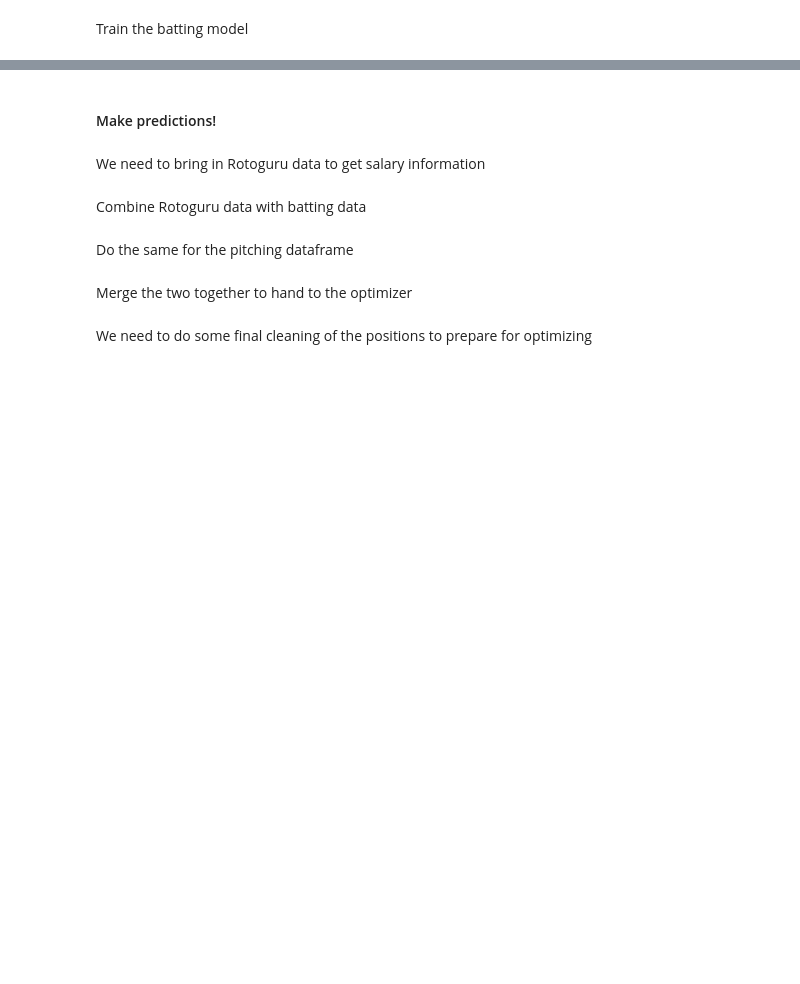
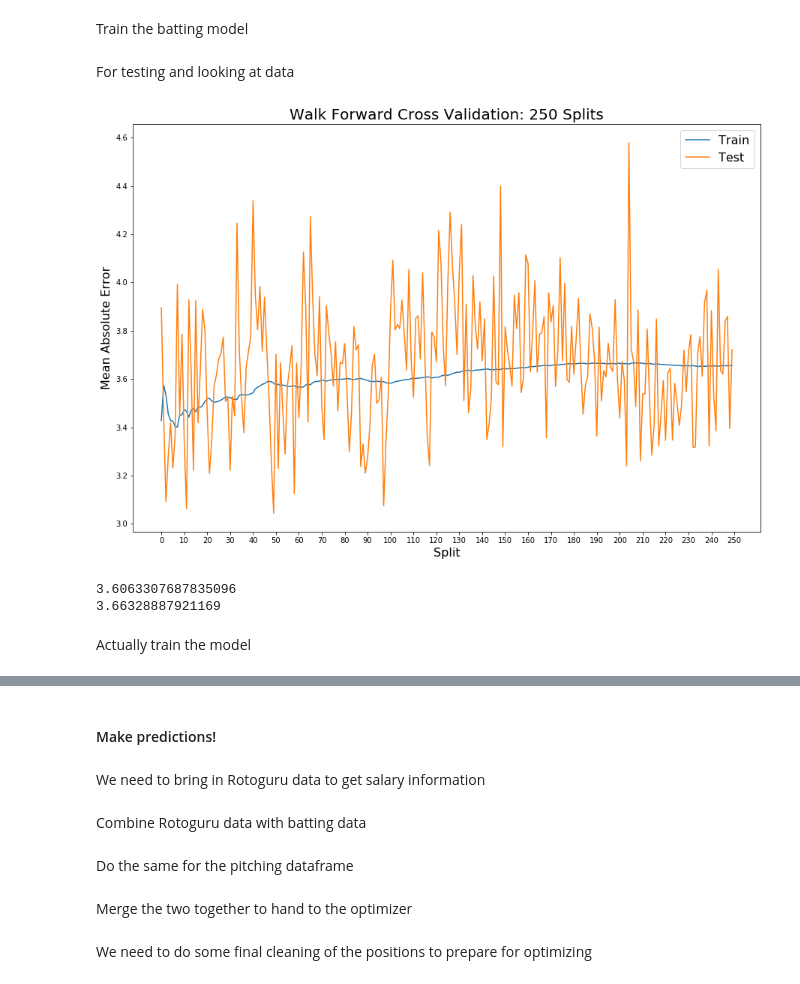
Before and after one commit to cdemundo/Baseball, a Jupyter notebook: Prediction Pipeline.ipynb, the cells around one changed output, grey strips where cells are left out. Drawn from its saved outputs; the diff is of its cells as text; code cells hidden in the pictures; blank space fills up the shorter version.

```diff
--- a/Prediction Pipeline.ipynb
+++ b/Prediction Pipeline.ipynb
@@ -183,0 +255,5 @@ Train the batting model
+# %% [markdown]
+For testing and looking at data
+# %%
+#are NAs causing us issues??
+X_bat.dropna(inplace=True)
@@ -184,3 +311,26 @@ Train the batting model
+# %%
+from matplotlib import pyplot as plt
+import seaborn as sns
+fig,ax = plt.subplots(figsize=(15,10))
+ax = sns.lineplot(y=train_mae, x=np.arange(0, len(train_mae)))
+ax = sns.lineplot(y=test_mae, x=np.arange(0, len(test_mae)), ax=ax, legend='brief')
+ax.set_xticks(ticks=np.arange(0,len(test_mae)+1, 10))
+ax.set_xlabel(xlabel="Split", fontsize=16)
+ax.set_ylabel(ylabel="Mean Absolute Error", fontsize=16)
+ax.set_title("Walk Forward Cross Validation: {} Splits".format(len(train_mae)), fontsize=20)
+ax.tick_params(axis = 'both', which = 'minor', labelsize = 20)
+ax.legend(labels=['Train','Test'], fontsize=16)
+plt.show()
+# %% [output]
+[figure, added]
+# %%
+print(np.mean(train_mae))
+print(np.mean(test_mae))
+# %% [output]
+3.6063307687835096
+3.66328887921169
+# %% [markdown]
+Actually train the model
 # %%
 batting_cv = baseball_models.CrossValidator()
 
```
Also changed, not shown: parts of 28 cells of this notebook.
